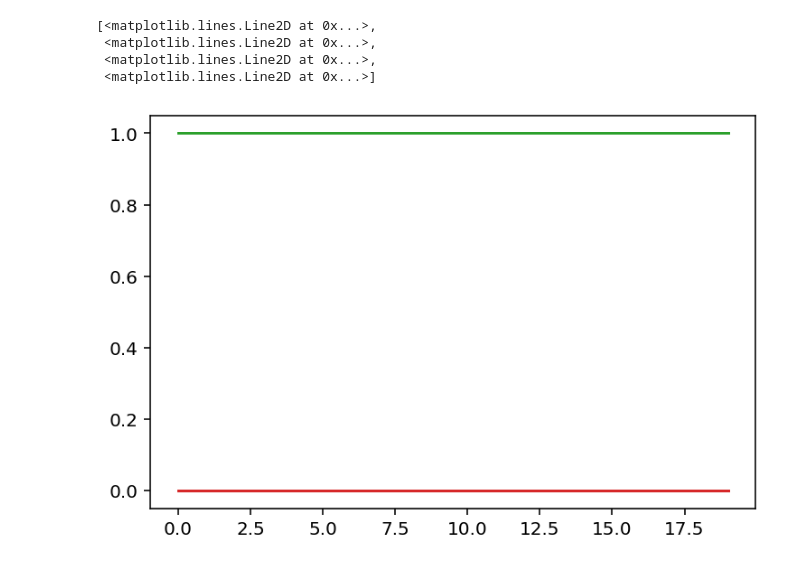
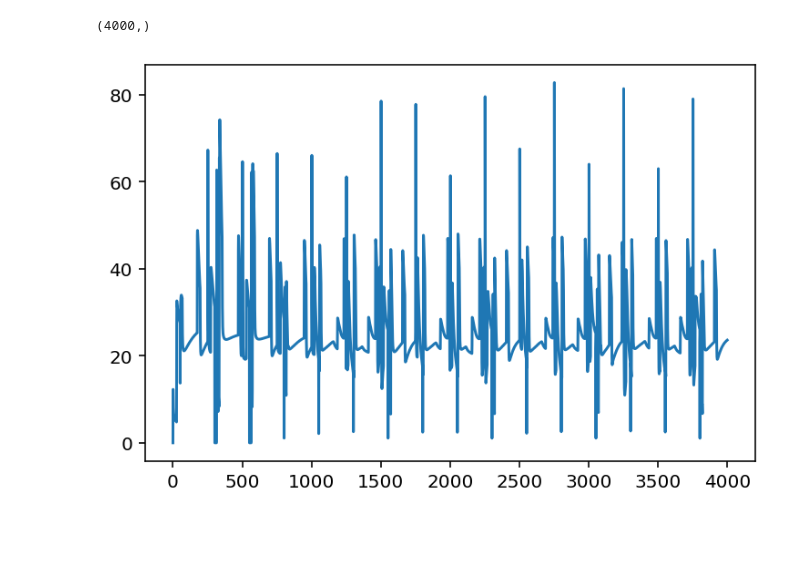
Before and after one commit to caoliheng/contact-detection, a Jupyter notebook: close centroidal loop.ipynb, the cells around one changed output. Drawn from its saved outputs; the diff is of its cells as text; code cells hidden in the pictures; blank space fills up the shorter version.

```diff
--- a/close centroidal loop.ipynb
+++ b/close centroidal loop.ipynb
@@ -131,34 +177,29 @@ contact_hardcoded = np.empty((N, 4))
 # %%
 # Run the simulator for N steps
 contact_status = np.ones(4)
+
 for n in range(N):
     # Read the final state and forces after the stepping.
     q, dq = robot.get_state()
+    dqs[n] = dq.copy()
+    qs[n] = q.copy()
 
     quat = pinocchio.Quaternion(q[6], q[3], q[4], q[5])
     quat.normalize()
 
-    contact[n] = np.where(grfs[n-1, :, 2] > 0, 1., 0.)
+    thresholds[n] = np.sum(grfs[n-1, :, 2][grfs[n-1, :, 2] > 0])
+
+    contact[n] = np.where(grfs[n-1, :, 2] > 1, 1., 0.)
 
     contact_hardcoded[n] = contact_array.copy()
 
     start = time.time()
-    ctrl.run(
-        q, dq,
-#         np.array([1., 1., 1., 1.])
-        np.ones(4) if n < 0 else contact[n],
+    ctrl.run(q, dq,
+#         np.array([1., 1., 1., 1.]),
+        np.ones(4) if n < 50 else contact[n],
 #         contact_array,
-        q[:3],
-        x_com,
-        quat.toRotationMatrix().dot(dq[:3]), # local to world frame
-        xd_com,
-        q[3:7],
-        x_ori,
-        dq[3:6],
-        x_angvel,
-        x_des, xd_des
+        q[:3], x_com, quat.toRotationMatrix().dot(dq[:3]), xd_com, q[3:7], x_ori, dq[3:6], x_angvel, x_des, xd_des
     )
-
 
     tau = ctrl.get_joint_torques()
     dur += time.time() - start
@@ -166,7 +207,6 @@ for n in range(N):
     # passing torques to the robot
     robot.send_joint_command(tau)
 
-    grf = np.empty((4, 3))
     pin_robot.computeJointJacobians(q)
 
     for i, endeff_name in enumerate(['FL_ANKLE', 'FR_ANKLE', 'HL_ANKLE', 'HR_ANKLE']):
@@ -179,15 +219,16 @@ for n in range(N):
 #         print(h.shape, F.shape)
         grfs[n, i] = J_inv @ ((h - F)[6 + 3 * i:9 + 3 * i])
 
-    # Step the simulator.
-    env.step(
-#         sleep=True
-    )  # You can sleep here if you want to slow down the replay
-
-
-    contact_map(n)
+        pin_robot.framesForwardKinematics(q)
+        forwardKs[n, i] = pin_robot.data.oMf[frame_id].translation
 
 
 
+    # Step the simulator.
+    env.step(
+        #         sleep=True
+    )  # You can sleep here if you want to slow down the replay
+
+    contact_map(n)
 print('Control path: %0.3f ms' % (dur * 1000. / N))
 # %% [output]
@@ -224,8 +276,6 @@ plt.plot(contact[s])
 # %%
-plt.plot(np.where(grfs[0:20, :, 2] > 1, 1., 0.))
+plt.plot(thresholds)
+print(thresholds.shape)
 # %% [output]
-[<matplotlib.lines.Line2D at 0x...>,
- <matplotlib.lines.Line2D at 0x...>,
- <matplotlib.lines.Line2D at 0x...>,
- <matplotlib.lines.Line2D at 0x...>]
+(4000,)
-[figure, old version]
+[figure, new version]
```
Also changed, not shown: parts of 9 cells of this notebook.
